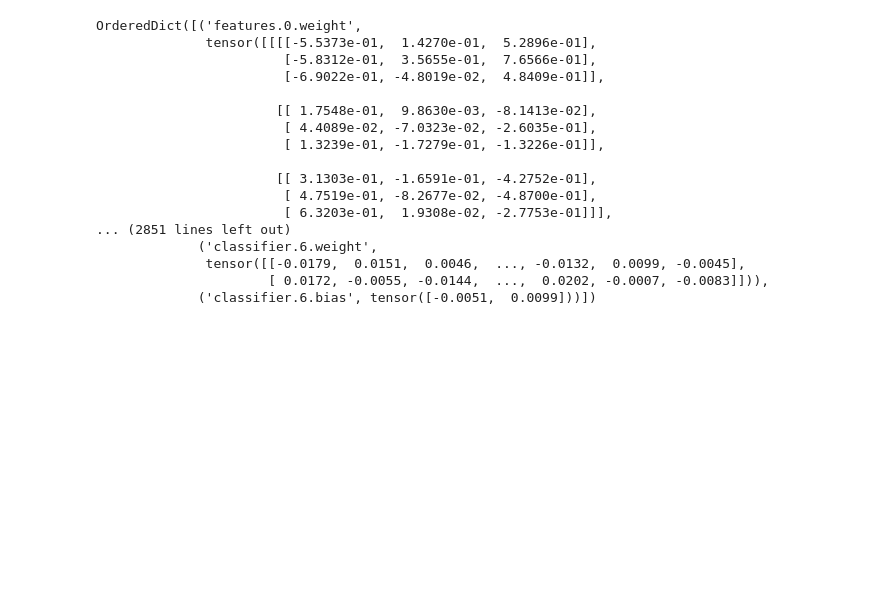
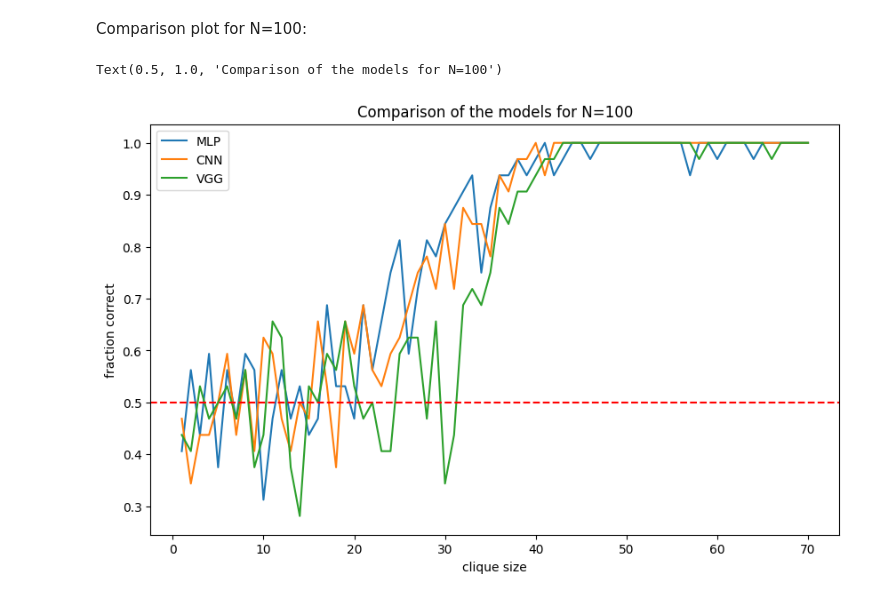
Before and after one commit to danieletirinnanzi/HUPLACLIP-NNs, a Jupyter notebook: scripts/data_fitting.ipynb, the cells around one changed output. Drawn from its saved outputs; the diff is of its cells as text; code cells hidden in the pictures; blank space fills up the shorter version.

Commit message:
first fitting plots for MLP, VGG, CNN at N=100

```diff
--- a/scripts/data_fitting.ipynb
+++ b/scripts/data_fitting.ipynb
@@ -114,23 +81,23 @@ df
 70 rows × 2 columns
-# %%
-# loading fine-tuned VGG model:
-import torch
-torch.load(r"..\results\VGG_experiment_N100_2024-04-16_19-37-21\VGG16\VGG16_N100_trained.pth")
-# %% [output]
-OrderedDict([('features.0.weight',
-              tensor([[[[-5.5373e-01,  1.4270e-01,  5.2896e-01],
-                        [-5.8312e-01,  3.5655e-01,  7.6566e-01],
-                        [-6.9022e-01, -4.8019e-02,  4.8409e-01]],
-
-                       [[ 1.7548e-01,  9.8630e-03, -8.1413e-02],
-                        [ 4.4089e-02, -7.0323e-02, -2.6035e-01],
-                        [ 1.3239e-01, -1.7279e-01, -1.3226e-01]],
-
-                       [[ 3.1303e-01, -1.6591e-01, -4.2752e-01],
-                        [ 4.7519e-01, -8.2677e-02, -4.8700e-01],
-                        [ 6.3203e-01,  1.9308e-02, -2.7753e-01]]],
-... (2851 lines left out)
-             ('classifier.6.weight',
-              tensor([[-0.0179,  0.0151,  0.0046,  ..., -0.0132,  0.0099, -0.0045],
-                      [ 0.0172, -0.0055, -0.0144,  ...,  0.0202, -0.0007, -0.0083]])),
-             ('classifier.6.bias', tensor([-0.0051,  0.0099]))])
+# %% [markdown]
+Comparison plot for N=100:
+# %%
+import matplotlib.pyplot as plt
+import seaborn as sns
+
+# creating plot for comparison:
+plt.figure(figsize=(10, 6))
+# adding data from the different models to the same plot using matplotlib:
+# - MLP
+sns.lineplot(data=df_MLP, x=df_MLP['clique size'], y=df_MLP['fraction correct'], label='MLP')
+# - CNN
+sns.lineplot(data=df_CNN, x=df_CNN['clique size'], y=df_CNN['fraction correct'], label='CNN')
+# - VGG
+sns.lineplot(data=df_VGG, x=df_VGG['clique size'], y=df_VGG['fraction correct'], label='VGG')
+# - horizontal dashed line at 0.5:
+plt.axhline(y=0.5, color='red', linestyle='--')
+# set title:
+plt.title("Comparison of the models for N=100")
+# %% [output]
+Text(0.5, 1.0, 'Comparison of the models for N=100')
+[figure, added]
```
Also changed, not shown: parts of 15 cells of this notebook, 3 other files.
